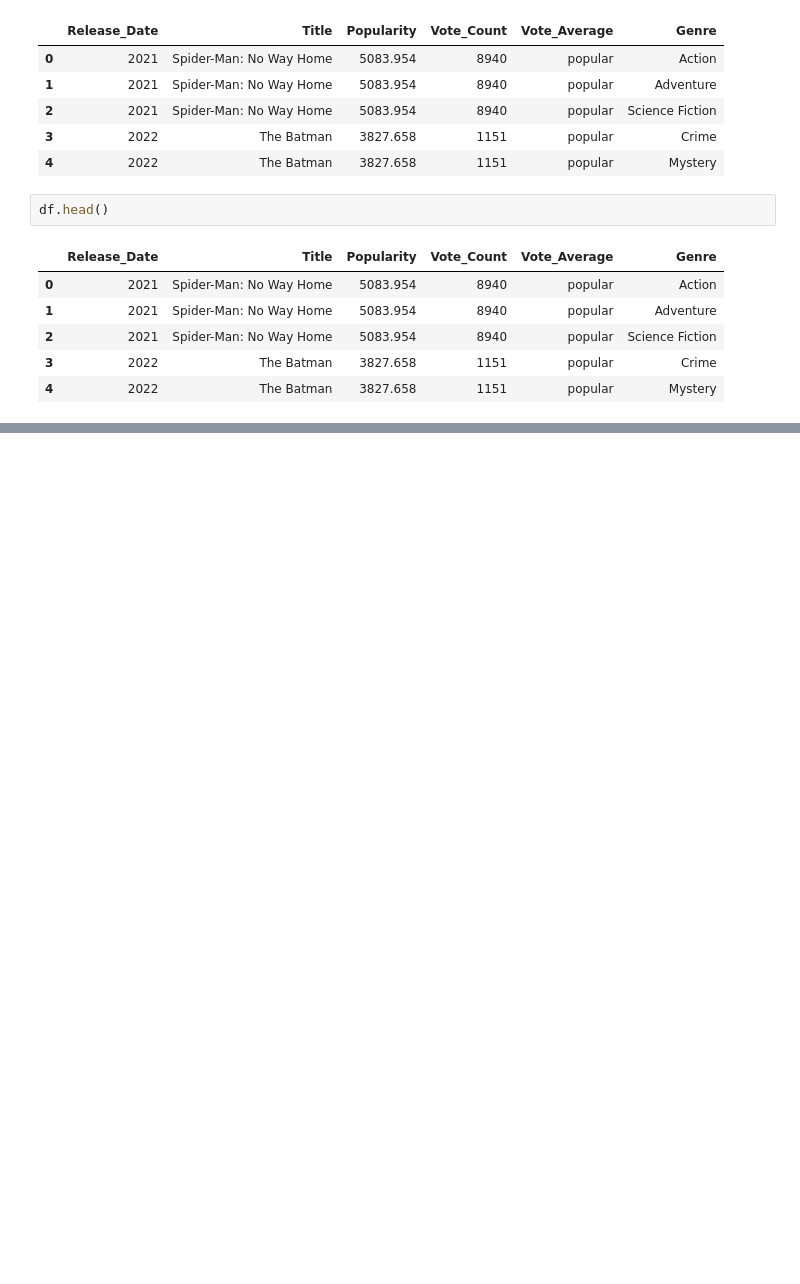
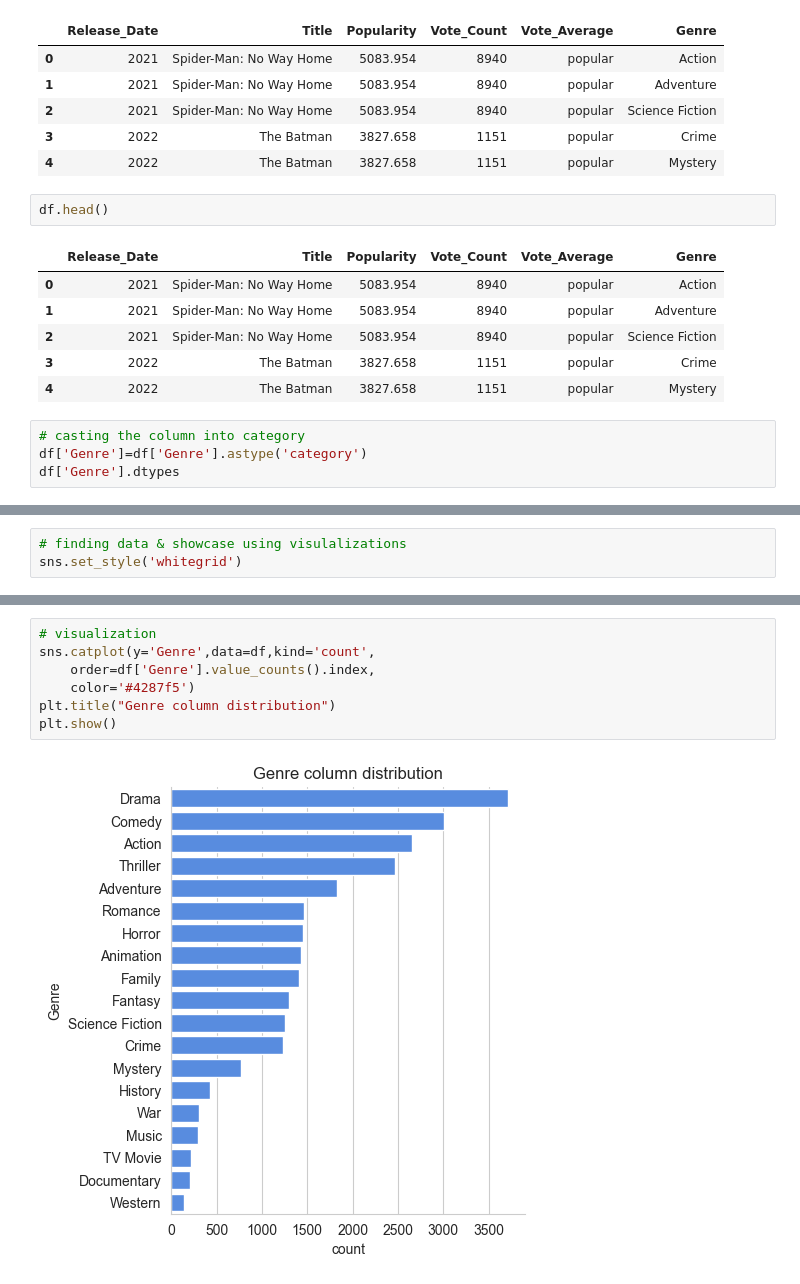
Before and after one commit to muthuswamynadar/DataAnalysisProjects, a Jupyter notebook: Projects1[Netflix]/mymovies.ipynb, the cells around one changed output, grey strips where cells are left out. Drawn from its saved outputs; the diff is of its cells as text; blank space fills up the shorter version.

```diff
--- a/Projects1[Netflix]/mymovies.ipynb
+++ b/Projects1[Netflix]/mymovies.ipynb
@@ -218,3 +218,7 @@ df.head()
 | 2 | 2021 | Spider-Man: No Way Home | 5083.954 | 8940 | popular | Science Fiction |
 | 3 | 2022 | The Batman | 3827.658 | 1151 | popular | Crime |
 | 4 | 2022 | The Batman | 3827.658 | 1151 | popular | Mystery |
+# %%
+# casting the column into category
+df['Genre']=df['Genre'].astype('category')
+df['Genre'].dtypes
@@ -220,0 +269,3 @@ df.head()
+# %%
+# finding data & showcase using visulalizations
+sns.set_style('whitegrid')
@@ -220,0 +282,9 @@ df.head()
+# %%
+# visualization
+sns.catplot(y='Genre',data=df,kind='count',
+    order=df['Genre'].value_counts().index,
+    color='#4287f5')
+plt.title("Genre column distribution")
+plt.show()
+# %% [output]
+[figure, added]
```
Also changed, not shown: parts of 8 cells of this notebook.
